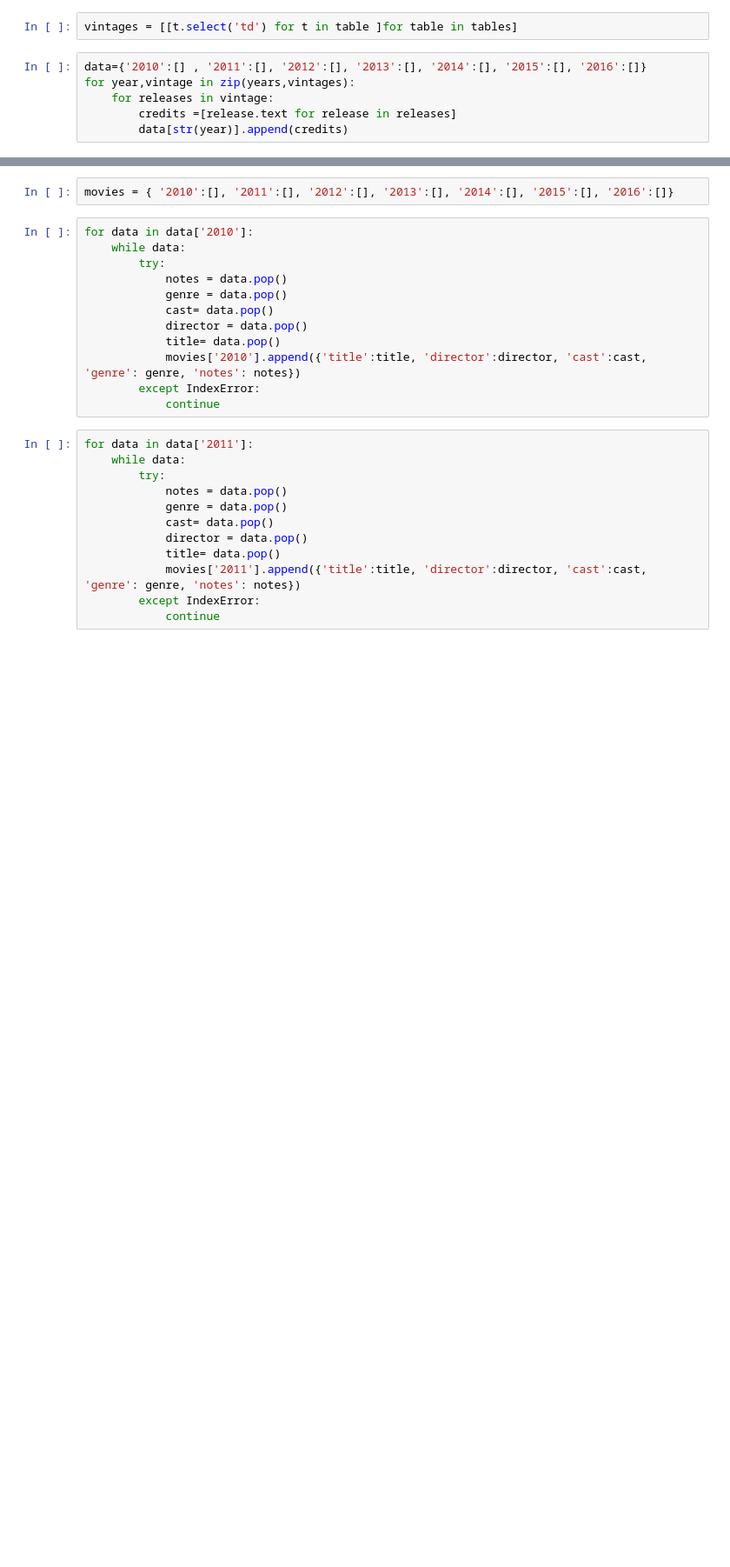
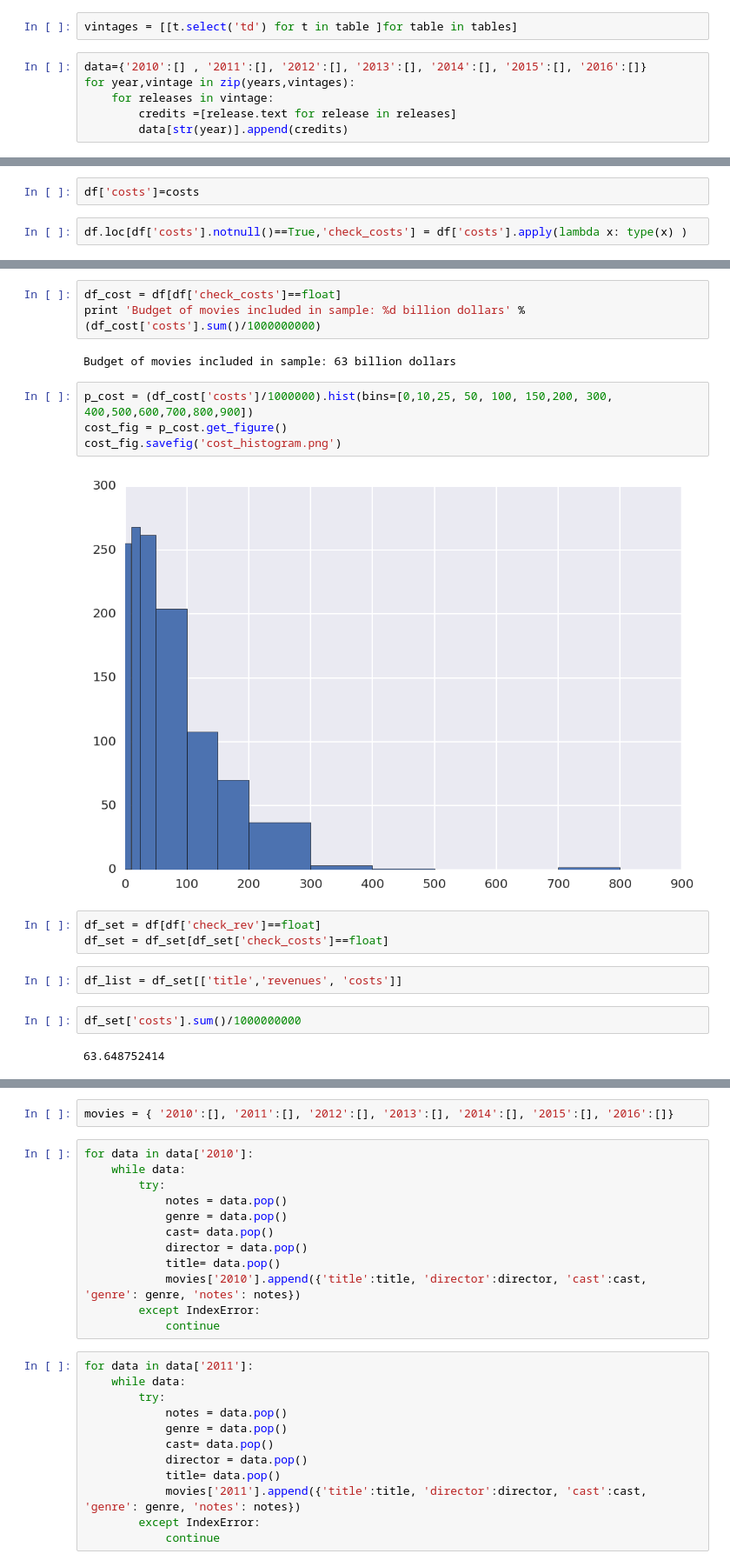
Before and after one commit to venamax/movies, a Jupyter notebook: Movie_Data_Wikipedia.ipynb, the cells around one changed output, grey strips where cells are left out. Shown: that part at 87% size. Drawn from its saved outputs; the diff is of its cells as text; blank space fills up the shorter version.

```diff
--- a/Movie_Data_Wikipedia.ipynb
+++ b/Movie_Data_Wikipedia.ipynb
@@ -95,0 +352,4 @@ data['2013'][0]
+# %%
+df['costs']=costs
+# %%
+df.loc[df['costs'].notnull()==True,'check_costs'] = df['costs'].apply(lambda x: type(x) )
@@ -95,0 +372,20 @@ data['2013'][0]
+# %%
+df_cost = df[df['check_costs']==float]
+print 'Budget of movies included in sample: %d billion dollars' %  (df_cost['costs'].sum()/1000000000)
+# %% [output]
+Budget of movies included in sample: 63 billion dollars
+# %%
+p_cost = (df_cost['costs']/1000000).hist(bins=[0,10,25, 50, 100, 150,200, 300, 400,500,600,700,800,900])
+cost_fig = p_cost.get_figure()
+cost_fig.savefig('cost_histogram.png')
+# %% [output]
+[figure, added]
+# %%
+df_set = df[df['check_rev']==float]
+df_set = df_set[df_set['check_costs']==float]
+# %%
+df_list = df_set[['title','revenues', 'costs']]
+# %%
+df_set['costs'].sum()/1000000000
+# %% [output]
+63.648752414
```
Also changed, not shown: parts of 75 cells of this notebook, 3 other files.
